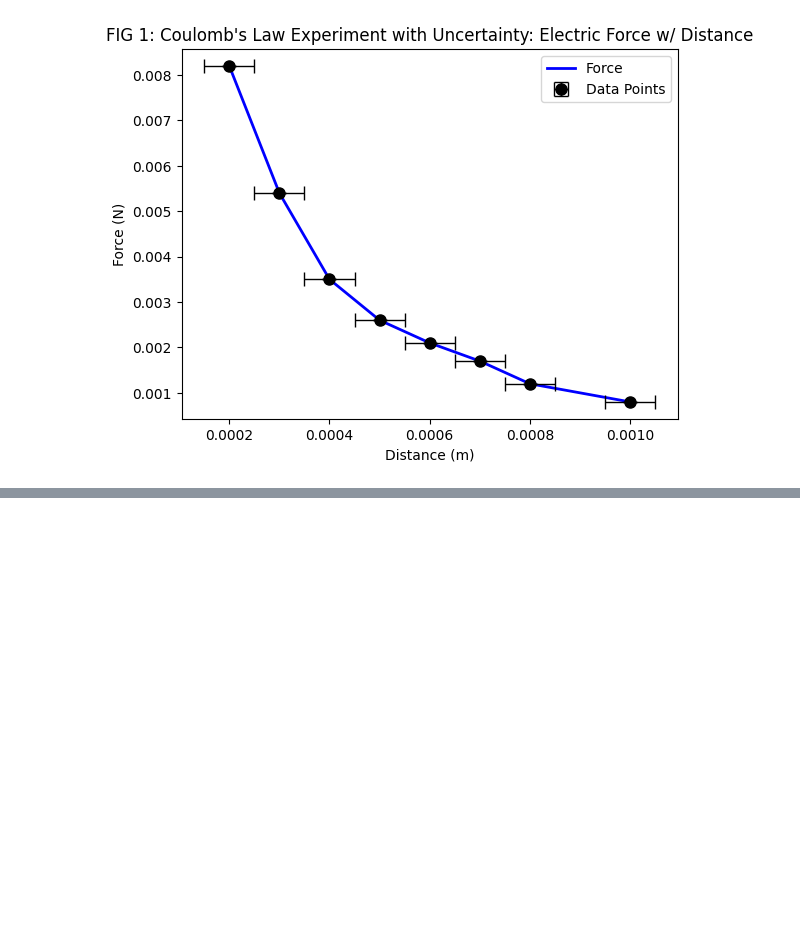
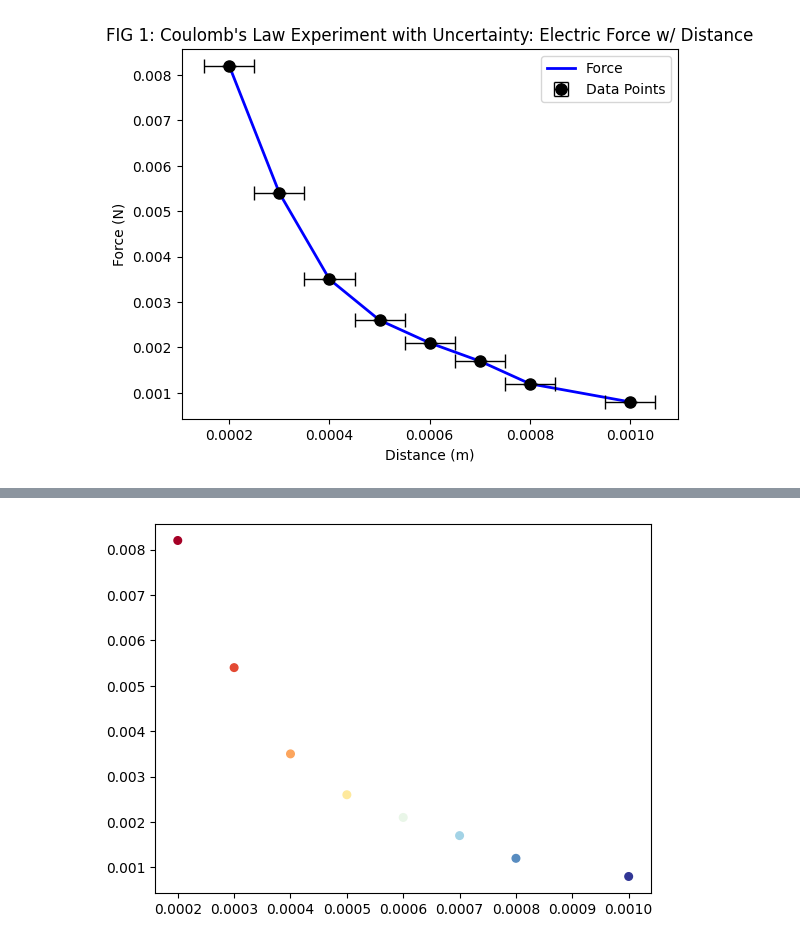
Before and after one commit to Avesta03/Electrostatics-Lab-Report-Analysis, a Jupyter notebook: analysis.ipynb, the cells around one changed output, grey strips where cells are left out. Saved outputs shown, nothing was run; the diff lists cells and outputs as text; code cells hidden in the pictures; blank space fills up the shorter version.

```diff
--- a/analysis.ipynb
+++ b/analysis.ipynb
@@ -179,0 +206,12 @@ plt.show()
+# %%
+import matplotlib.pyplot as plt
+import numpy as np
+
+gradient = np.linspace(0, 1, len(sorted_distance))
+colors = plt.cm.RdYlBu(gradient)
+
+plt.scatter(sorted_distance, sorted_force, label='Force', color=colors, s=30)
+
+plt.show()
+# %% [output]
+[figure, added]
```
Also changed, not shown: parts of 4 cells of this notebook.
